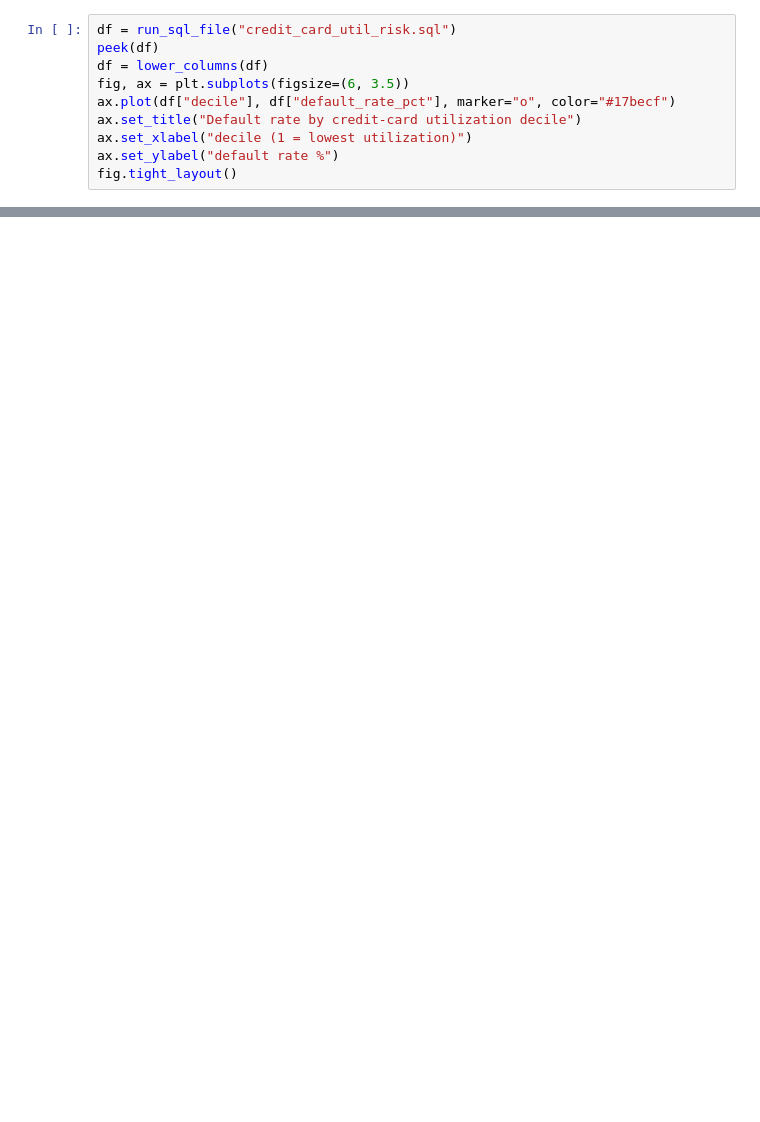
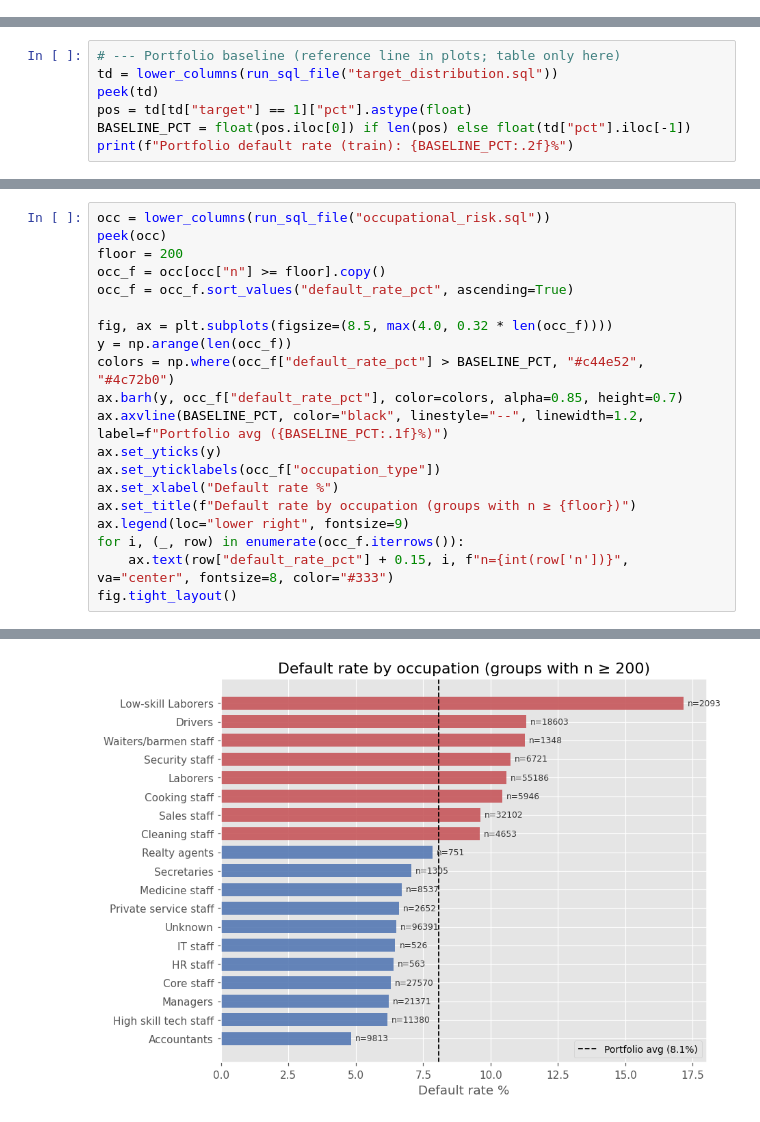
Before and after one commit to BDEvan5/credit-risk-ml, a Jupyter notebook: notebooks/01_eda.ipynb, the cells around one changed output, grey strips where cells are left out. Cells and saved outputs as stored; diff of their text form; blank space fills up the shorter version.

```diff
--- a/notebooks/01_eda.ipynb
+++ b/notebooks/01_eda.ipynb
@@ -343,10 +0,0 @@ fig.tight_layout()
-# %%
-df = run_sql_file("credit_card_util_risk.sql")
-peek(df)
-df = lower_columns(df)
-fig, ax = plt.subplots(figsize=(6, 3.5))
-ax.plot(df["decile"], df["default_rate_pct"], marker="o", color="#17becf")
-ax.set_title("Default rate by credit-card utilization decile")
-ax.set_xlabel("decile (1 = lowest utilization)")
-ax.set_ylabel("default rate %")
-fig.tight_layout()
@@ -358,0 +61,7 @@ fig.tight_layout()
+# %%
+# --- Portfolio baseline (reference line in plots; table only here)
+td = lower_columns(run_sql_file("target_distribution.sql"))
+peek(td)
+pos = td[td["target"] == 1]["pct"].astype(float)
+BASELINE_PCT = float(pos.iloc[0]) if len(pos) else float(td["pct"].iloc[-1])
+print(f"Portfolio default rate (train): {BASELINE_PCT:.2f}%")
@@ -358,0 +83,21 @@ fig.tight_layout()
+# %%
+occ = lower_columns(run_sql_file("occupational_risk.sql"))
+peek(occ)
+floor = 200
+occ_f = occ[occ["n"] >= floor].copy()
+occ_f = occ_f.sort_values("default_rate_pct", ascending=True)
+
+fig, ax = plt.subplots(figsize=(8.5, max(4.0, 0.32 * len(occ_f))))
+y = np.arange(len(occ_f))
+colors = np.where(occ_f["default_rate_pct"] > BASELINE_PCT, "#c44e52", "#4c72b0")
+ax.barh(y, occ_f["default_rate_pct"], color=colors, alpha=0.85, height=0.7)
+ax.axvline(BASELINE_PCT, color="black", linestyle="--", linewidth=1.2, label=f"Portfolio avg ({BASELINE_PCT:.1f}%)")
+ax.set_yticks(y)
+ax.set_yticklabels(occ_f["occupation_type"])
+ax.set_xlabel("Default rate %")
+ax.set_title(f"Default rate by occupation (groups with n ≥ {floor})")
+ax.legend(loc="lower right", fontsize=9)
+for i, (_, row) in enumerate(occ_f.iterrows()):
+    ax.text(row["default_rate_pct"] + 0.15, i, f"n={int(row['n'])}", va="center", fontsize=8, color="#333")
+fig.tight_layout()
+# %% [output]
@@ -358,0 +110 @@ fig.tight_layout()
+[figure, added]
```
Also changed, not shown: parts of 53 cells of this notebook, 8 other files.
